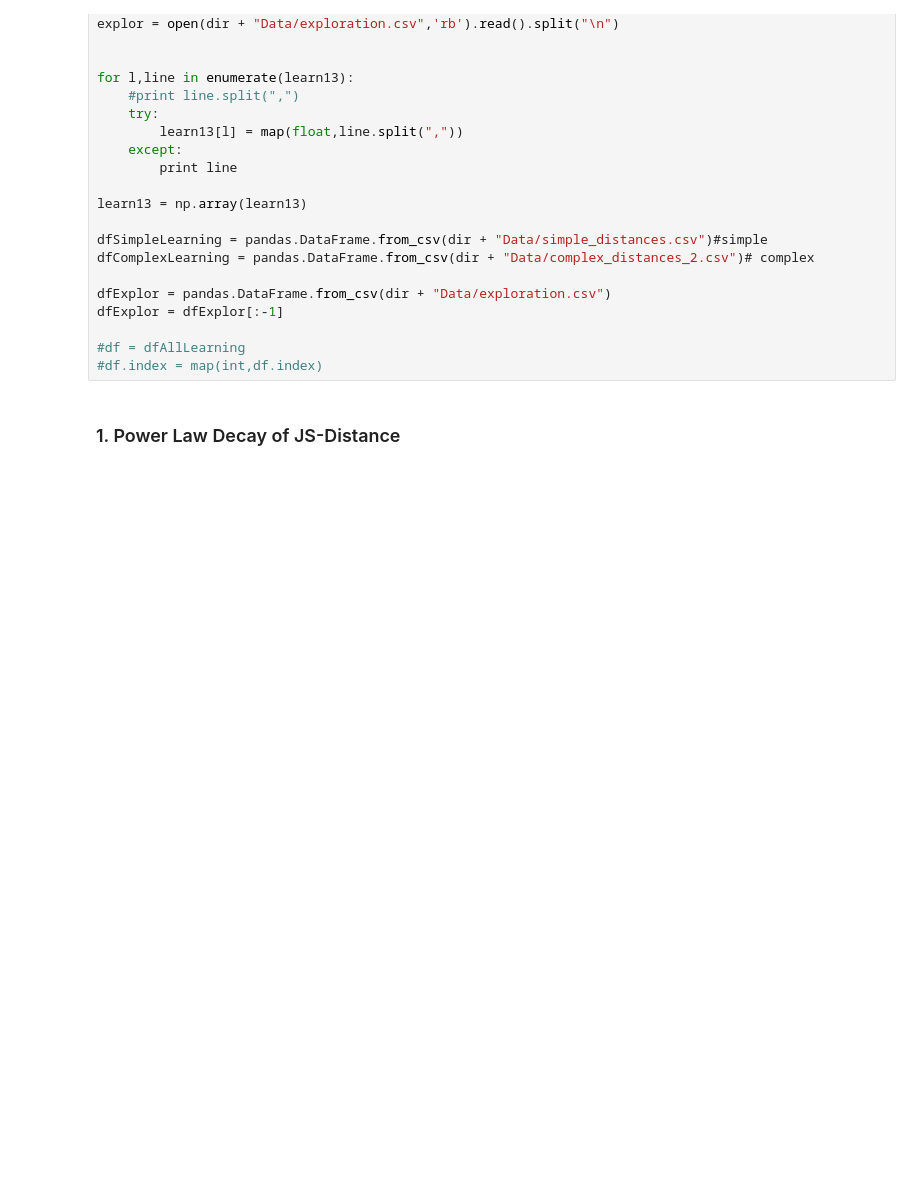
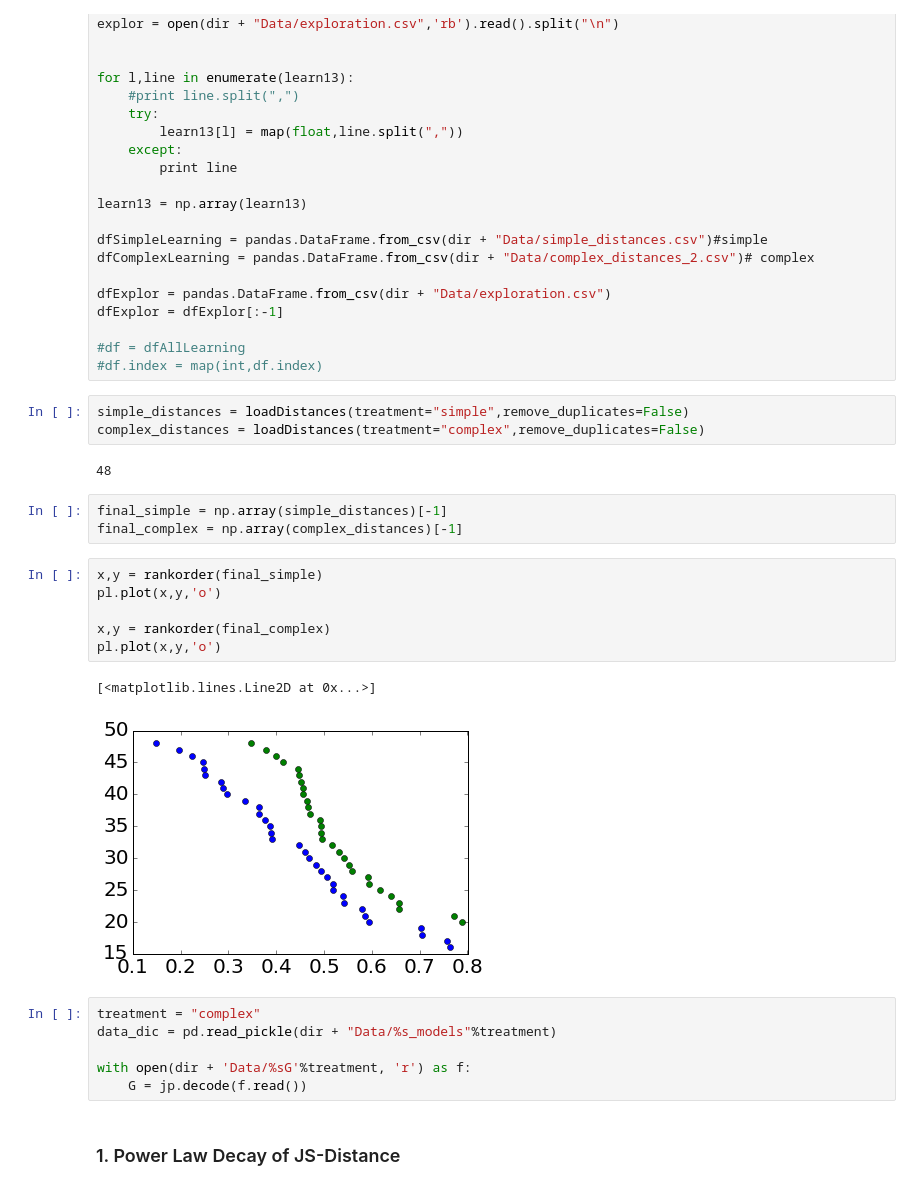
Before and after one commit to wazaahhh/bayesLearn, a Jupyter notebook: scripts/bayesLearn.ipynb, the cells around one changed output. Cells and saved outputs as stored; diff of their text form; blank space fills up the shorter version.

```diff
--- a/scripts/bayesLearn.ipynb
+++ b/scripts/bayesLearn.ipynb
@@ -118,6 +120,29 @@ dfExplor = dfExplor[:-1]
 
 #df = dfAllLearning
 #df.index = map(int,df.index)
+# %%
+simple_distances = loadDistances(treatment="simple",remove_duplicates=False)
+complex_distances = loadDistances(treatment="complex",remove_duplicates=False)
+# %% [output]
+48
+# %%
+final_simple = np.array(simple_distances)[-1]
+final_complex = np.array(complex_distances)[-1]
+# %%
+x,y = rankorder(final_simple)
+pl.plot(x,y,'o')
+
+x,y = rankorder(final_complex)
+pl.plot(x,y,'o')
+# %% [output]
+[<matplotlib.lines.Line2D at 0x...>]
+[figure, added]
+# %%
+treatment = "complex"
+data_dic = pd.read_pickle(dir + "Data/%s_models"%treatment)
+
+with open(dir + 'Data/%sG'%treatment, 'r') as f:
+    G = jp.decode(f.read())
 # %% [markdown]
 ### 1. Power Law Decay of JS-Distance
 # %%
```
Also changed, not shown: parts of 10 cells of this notebook, 23 other files.
